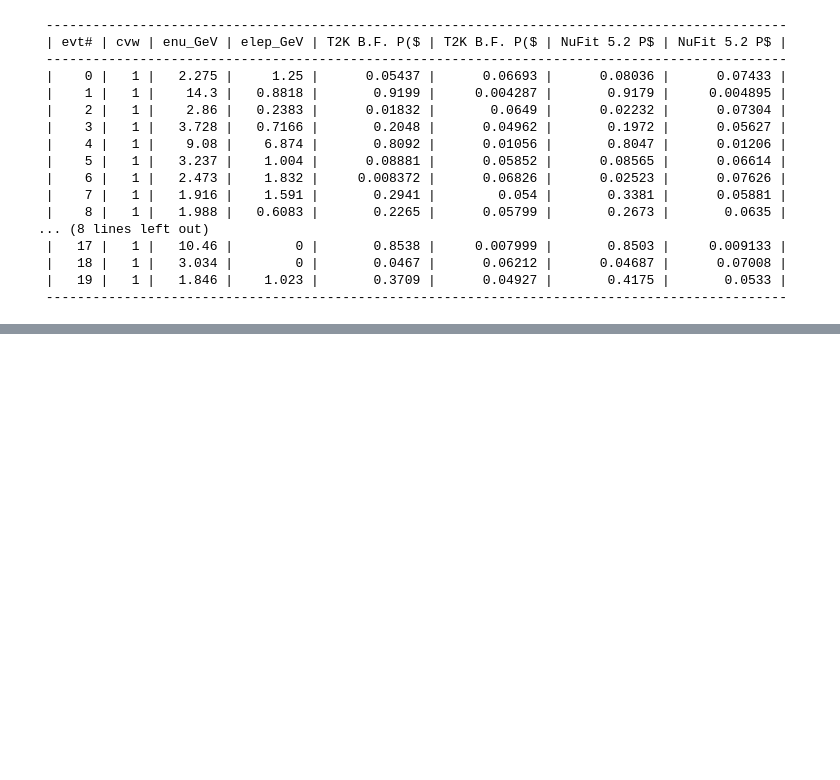
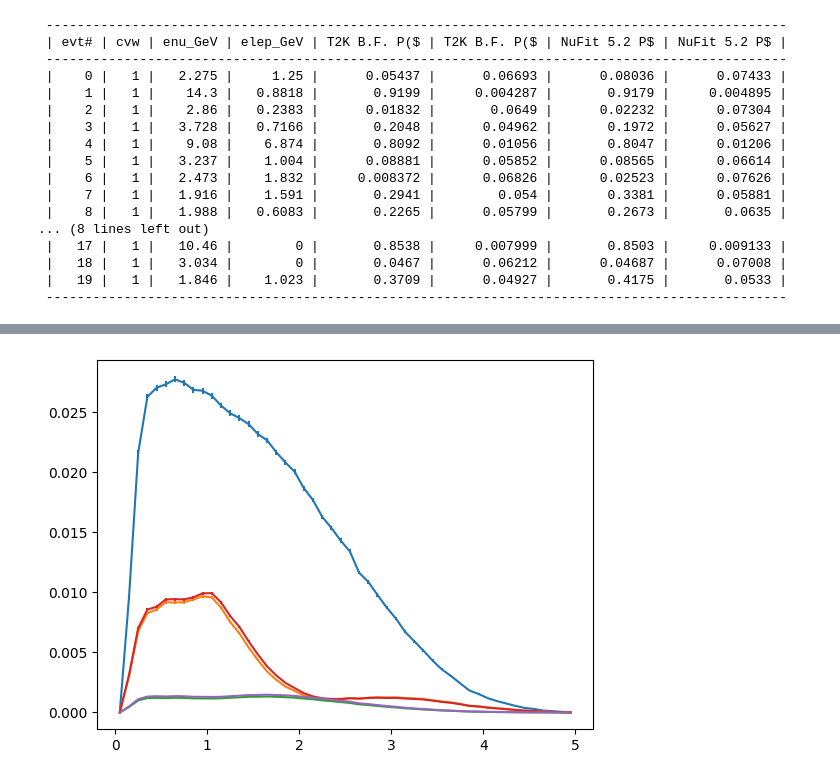
Before and after one commit to NUISANCEMC/nuisance3, a Jupyter notebook: notebooks/osc.ipynb, the cells around one changed output, grey strips where cells are left out. Cells and saved outputs as stored; diff of their text form; code cells hidden in the pictures; blank space fills up the shorter version.

```diff
--- a/notebooks/osc.ipynb
+++ b/notebooks/osc.ipynb
@@ -113,17 +151,19 @@ print(hf)
 # %%
 import matplotlib.pyplot as plt
 import numpy as np
 
-hfp = pn.Project1D(hf,1)
+hfp = pn.Project(hf,1)
 
-bin_centers = [ ((x[0].min + x[0].max) / 2.0) for x in hfp.binning.bin_info.extents ]
-bin_widths = [ (x[0].max - x[0].min) for x in hfp.binning.bin_info.extents ]
+bin_centers = [ ((x[0].min + x[0].max) / 2.0) for x in hfp.binning.bins ]
+bin_widths = [ (x[0].max - x[0].min) for x in hfp.binning.bins ]
 
 sf = evs.fatx()/evs.sumw()
 
 plt.errorbar(bin_centers,hfp.contents[:,0]*sf,yerr=np.sqrt(hfp.variance[:,0])*sf)
 plt.errorbar(bin_centers,hfp.contents[:,1]*sf,yerr=np.sqrt(hfp.variance[:,1])*sf)
 plt.errorbar(bin_centers,hfp.contents[:,2]*sf,yerr=np.sqrt(hfp.variance[:,2])*sf)
 plt.errorbar(bin_centers,hfp.contents[:,3]*sf,yerr=np.sqrt(hfp.variance[:,3])*sf)
 plt.errorbar(bin_centers,hfp.contents[:,4]*sf,yerr=np.sqrt(hfp.variance[:,4])*sf)
 plt.show()
+# %% [output]
+[figure, added]
```
Also changed, not shown: parts of 4 cells of this notebook, 14 other files.
